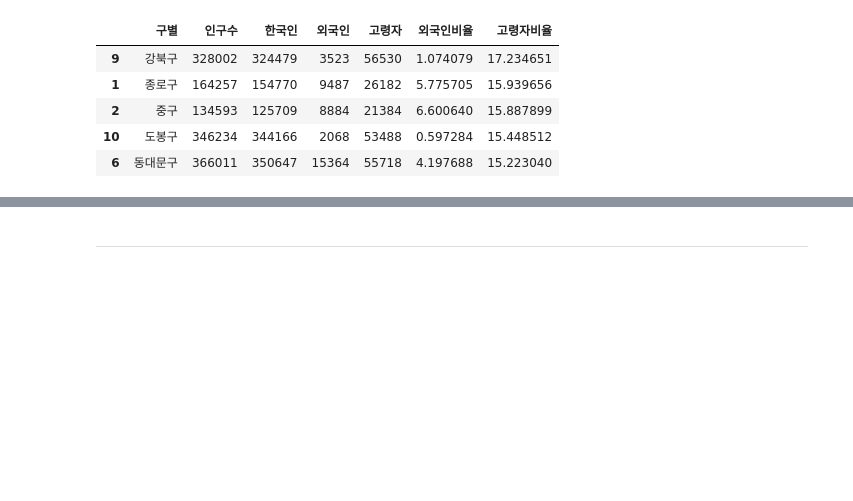
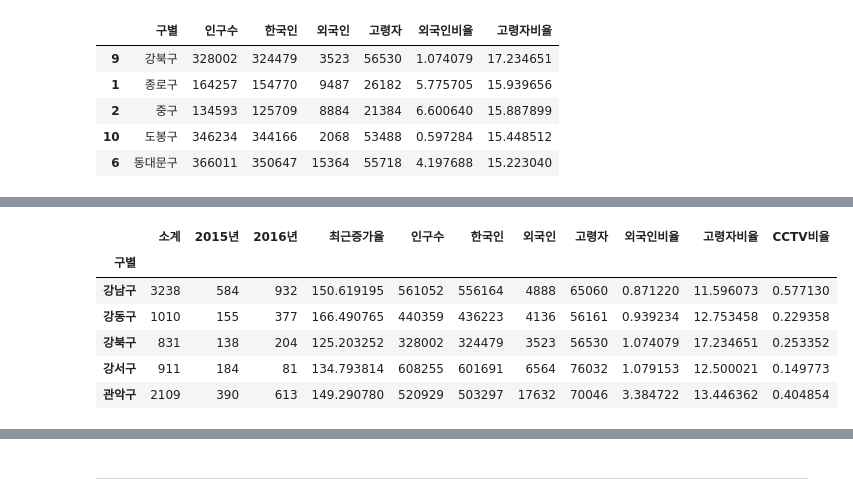
Before and after one commit to GomSon-E/zero-base, a Jupyter notebook: 04. EDA/source_code/01_Analysis Seoul CCTV.ipynb, the cells around one changed output, grey strips where cells are left out. Cells and saved outputs as stored; diff of their text form; code cells hidden in the pictures; blank space fills up the shorter version.

```diff
--- a/04. EDA/source_code/01_Analysis Seoul CCTV.ipynb
+++ b/04. EDA/source_code/01_Analysis Seoul CCTV.ipynb
@@ -241,0 +316,12 @@ pop_Seoul.sort_values(['고령자비율'], ascending=False).head()
+# %%
+# CCTV 비율 컬럼 추가
+data_result['CCTV비율'] = data_result['소계'] / data_result['인구수'] * 100
+data_result.head()
+# %% [output]
+|  | 소계 | 2015년 | 2016년 | 최근증가율 | 인구수 | 한국인 | 외국인 | 고령자 | 외국인비율 | 고령자비율 | CCTV비율 |
+| 구별 |  |  |  |  |  |  |  |  |  |  |  |
+| 강남구 | 3238 | 584 | 932 | 150.619195 | 561052 | 556164 | 4888 | 65060 | 0.871220 | 11.596073 | 0.577130 |
+| 강동구 | 1010 | 155 | 377 | 166.490765 | 440359 | 436223 | 4136 | 56161 | 0.939234 | 12.753458 | 0.229358 |
+| 강북구 | 831 | 138 | 204 | 125.203252 | 328002 | 324479 | 3523 | 56530 | 1.074079 | 17.234651 | 0.253352 |
+| 강서구 | 911 | 184 | 81 | 134.793814 | 608255 | 601691 | 6564 | 76032 | 1.079153 | 12.500021 | 0.149773 |
+| 관악구 | 2109 | 390 | 613 | 149.290780 | 520929 | 503297 | 17632 | 70046 | 3.384722 | 13.446362 | 0.404854 |
```
Also changed, not shown: parts of 8 cells of this notebook.
